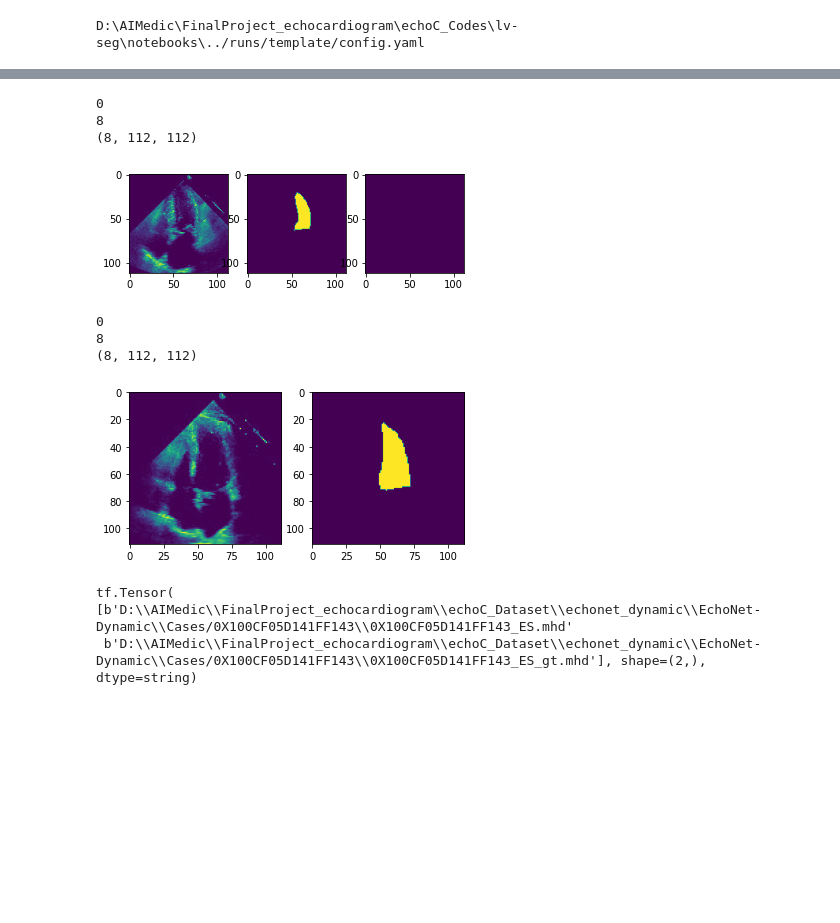
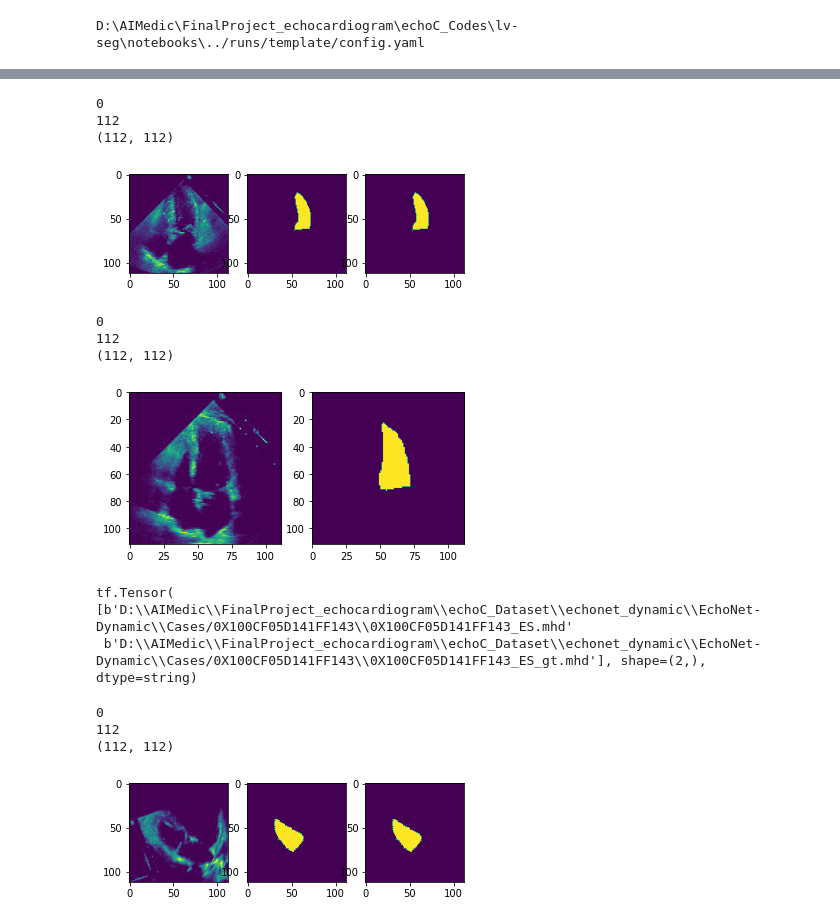
Before and after one commit to iamsoroush/lv-seg, a Jupyter notebook: notebooks/tf_dataloader_test.ipynb, the cells around one changed output, grey strips where cells are left out. Drawn from its saved outputs; the diff is of its cells as text; code cells hidden in the pictures; blank space fills up the shorter version.

```diff
--- a/notebooks/tf_dataloader_test.ipynb
+++ b/notebooks/tf_dataloader_test.ipynb
@@ -56,9 +61,9 @@ for i, ele in zip(range(0, 1), val_gen):
     print(i)
     print(len(ele[0]))
     print(ele[0].numpy().shape)
-    first_img = ele[0][0]
-    img_label = ele[1][0]
-    img_weights = ele[2][0]
+    first_img = ele[0]
+    img_label = ele[1]
+    img_weights = ele[2]
     fig, ax = plt.subplots(1, 3)
     ax[0].imshow(first_img)
     ax[1].imshow(img_label)
@@ -66,17 +71,17 @@ for i, ele in zip(range(0, 1), val_gen):
     plt.show()
 # %% [output]
 0
-8
-(8, 112, 112)
+112
+(112, 112)
-[figure, old version]
+[figure, new version]
 # %%
 for i, ele in zip(range(0, 1), test_gen):
     print(i)
     print(len(ele[0]))
     print(ele[0].numpy().shape)
-    first_img = ele[0][0]
-    img_label = ele[1][0]
-    img_id = ele[2][0]
+    first_img = ele[0]
+    img_label = ele[1]
+    img_id = ele[2]
     fig, ax = plt.subplots(1, 2)
     ax[0].imshow(first_img)
     ax[1].imshow(img_label)
@@ -84,9 +89,30 @@ for i, ele in zip(range(0, 1), test_gen):
     print(img_id)
 # %% [output]
 0
-8
-(8, 112, 112)
+112
+(112, 112)
 [figure]
 tf.Tensor(
 [b'D:\\AIMedic\\FinalProject_echocardiogram\\echoC_Dataset\\echonet_dynamic\\EchoNet-Dynamic\\Cases/0X100CF05D141FF143\\0X100CF05D141FF143_ES.mhd'
  b'D:\\AIMedic\\FinalProject_echocardiogram\\echoC_Dataset\\echonet_dynamic\\EchoNet-Dynamic\\Cases/0X100CF05D141FF143\\0X100CF05D141FF143_ES_gt.mhd'], shape=(2,), dtype=string)
+# %%
+augmentor = Aug(config)
+augmented_train_gen = augmentor.add_augmentation(train_gen)
+# %%
+for i, ele in zip(range(0, 1), augmented_train_gen):
+    print(i)
+    print(len(ele[0]))
+    print(ele[0].numpy().shape)
+    first_img = ele[0]
+    img_label = ele[1]
+    img_weights = ele[2]
+    fig, ax = plt.subplots(1, 3)
+    ax[0].imshow(first_img)
+    ax[1].imshow(img_label)
+    ax[2].imshow(img_weights)
+    plt.show()
+# %% [output]
+0
+112
+(112, 112)
+[figure, added]
```
Also changed, not shown: parts of 6 cells of this notebook, 6 other files.
